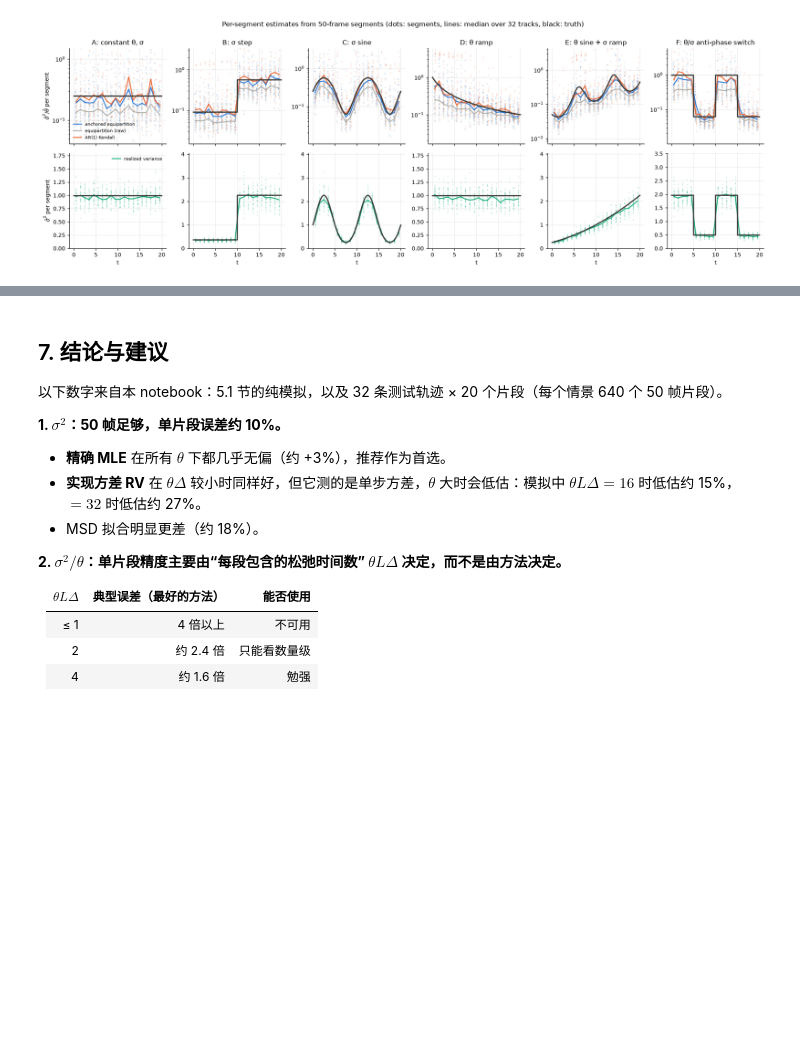
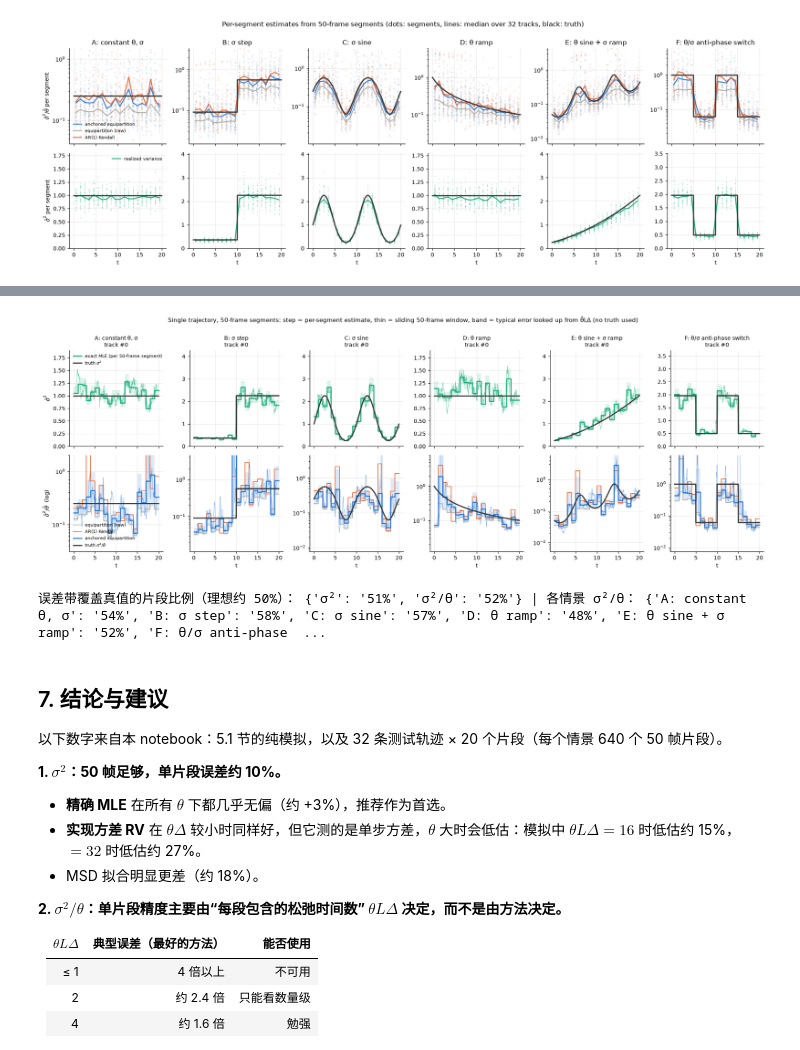
Before and after one commit to JuneDrinleng/SPINN, a Jupyter notebook: SPINN_OU_50frame.ipynb, the cells around one changed output, grey strips where cells are left out. Drawn from its saved outputs; the diff is of its cells as text; code cells hidden in the pictures; blank space fills up the shorter version.

```diff
--- a/SPINN_OU_50frame.ipynb
+++ b/SPINN_OU_50frame.ipynb
@@ -538,3 +551,75 @@ fig.tight_layout(); plt.show()
+# %%
+ACC_TAB = acc.pivot_table(index='θLΔ', columns=['量', '方法'], values='|log| 误差')
+def typical_err(q, method, thL):
+    """按 θ̂LΔ 在模拟精度表中插值得到的典型 |log| 误差"""
+    col = ACC_TAB[(q, method)]
+    return np.interp(np.log(np.clip(thL, col.index.min(), col.index.max())), np.log(col.index.values), col.values)
+
+def sliding_segments(X1):
+    """单条轨迹 (T,2) -> 所有 50 帧滑动窗口 (T-L+1, L, 2)"""
+    return np.lib.stride_tricks.sliding_window_view(X1, L, axis=0).transpose(0, 2, 1)
+
+TRACK = 0
+n_seg = T_LEN // L
+seg_edges = np.arange(n_seg + 1) * L * DT
+step = lambda v: np.r_[v, v[-1]]
+fig, axes = plt.subplots(2, 6, figsize=(17, 6), sharex=True)
+for j, name in enumerate(names):
+    d = DATA[name]
+    idx = np.arange(TRACK * n_seg, (TRACK + 1) * n_seg)              # 该轨迹的 20 个片段
+    Xs = SEG[name]['X'][idx]
+    rv = (np.diff(Xs, axis=1) ** 2).mean(axis=(1, 2))
+    R_anc, _, th_anc = anchored(Xs, rv)
+    R_ar = ar1_kendall(Xs)
+    R_raw = 2 * Xs.var(axis=1, ddof=1).mean(axis=1)
+    _, S2_mle = ou_mle(Xs)
+    thL = th_anc * L * DT
+    eR, eS = typical_err('σ²/θ', '锚定均分', thL), typical_err('σ²', '精确 MLE', thL)
+
+    # 50 帧滑动窗口（窗口中心对应时间）
+    W = sliding_segments(d['X'][TRACK])
+    rv_w = (np.diff(W, axis=1) ** 2).mean(axis=(1, 2))
+    R_w = anchored(W, rv_w)[0]
+    S2_w = ou_mle(W)[1]
+    t_w = (np.arange(len(W)) + (L - 1) / 2) * DT
+
+    ax = axes[0, j]
+    ax.fill_between(seg_edges, step(S2_mle * np.exp(-eS)), step(S2_mle * np.exp(eS)), step='post', color='#1baf7a', alpha=0.15, lw=0)
+    ax.plot(t_w, S2_w, color='#1baf7a', lw=0.6, alpha=0.6)
+    ax.step(seg_edges, step(S2_mle), where='post', color='#1baf7a', lw=1.8, label='exact MLE (per 50-frame segment)')
+    ax.plot(t_grid, d['sigma'] ** 2, color=C_TRUE, lw=2, label=r'truth $\sigma^2$')
+    ax.set_ylim(0, 1.9 * (d['sigma'] ** 2).max()); ax.set_title(f'{EN[name]}\ntrack #{TRACK}', fontsize=9)
+
+    ax = axes[1, j]
+    ax.fill_between(seg_edges, step(R_anc * np.exp(-eR)), step(R_anc * np.exp(eR)), step='post', color='#2a78d6', alpha=0.15, lw=0)
+    ax.plot(t_w, R_w, color='#2a78d6', lw=0.6, alpha=0.6)
+    ax.step(seg_edges, step(R_raw), where='post', color='#b0b0aa', lw=1.2, label='equipartition (raw)')
+    ax.step(seg_edges, step(R_ar), where='post', color='#eb6834', lw=1.2, label='AR(1) Kendall')
+    ax.step(seg_edges, step(R_anc), where='post', color='#2a78d6', lw=1.8, label='anchored equipartition')
+    R = d['sigma'] ** 2 / d['theta']
+    ax.plot(t_grid, R, color=C_TRUE, lw=2, label=r'truth $\sigma^2/\theta$')
+    ax.set_yscale('log'); ax.set_ylim(R.min() / 8, R.max() * 8); ax.set_xlabel('t')
+axes[0, 0].set_ylabel(r'$\hat\sigma^2$'); axes[1, 0].set_ylabel(r'$\hat\sigma^2/\hat\theta$  (log)')
+axes[0, 0].legend(fontsize=7, loc='upper left'); axes[1, 0].legend(fontsize=7, loc='lower left')
+fig.suptitle('Single trajectory, 50-frame segments: step = per-segment estimate, thin = sliding 50-frame window, '
+             'band = typical error looked up from θ̂LΔ (no truth used)', y=1.0, fontsize=10)
+fig.tight_layout(); plt.show()
+
+# 误差带的校准检查：误差带取的是“中位”|log| 误差，理想情况下应覆盖约 50% 的片段的真值
+cov = {'σ²': [], 'σ²/θ': []}
+for name in names:
+    Xs = SEG[name]['X']
+    rv = (np.diff(Xs, axis=1) ** 2).mean(axis=(1, 2))
+    R_anc, _, th_anc = anchored(Xs, rv)
+    _, S2_mle = ou_mle(Xs)
+    thL = th_anc * L * DT
+    cov['σ²/θ'].append(np.mean(np.abs(np.log(R_anc / SEG[name]['R'])) <= typical_err('σ²/θ', '锚定均分', thL)))
+    cov['σ²'].append(np.mean(np.abs(np.log(S2_mle / SEG[name]['S2'])) <= typical_err('σ²', '精确 MLE', thL)))
+print('误差带覆盖真值的片段比例（理想约 50%）：', {k: f'{np.mean(v):.0%}' for k, v in cov.items()},
+      '| 各情景 σ²/θ：', {EN[n]: f'{c:.0%}' for n, c in zip(names, cov['σ²/θ'])})
+# %% [output]
+[figure, added]
+误差带覆盖真值的片段比例（理想约 50%）： {'σ²': '51%', 'σ²/θ': '52%'} | 各情景 σ²/θ： {'A: constant θ, σ': '54%', 'B: σ step': '58%', 'C: σ sine': '57%', 'D: θ ramp': '48%', 'E: θ sine + σ ramp': '52%', 'F: θ/σ anti-phase  ...
 # %% [markdown]
 ## 7. 结论与建议
 
```
Also changed, not shown: parts of 3 cells of this notebook.
